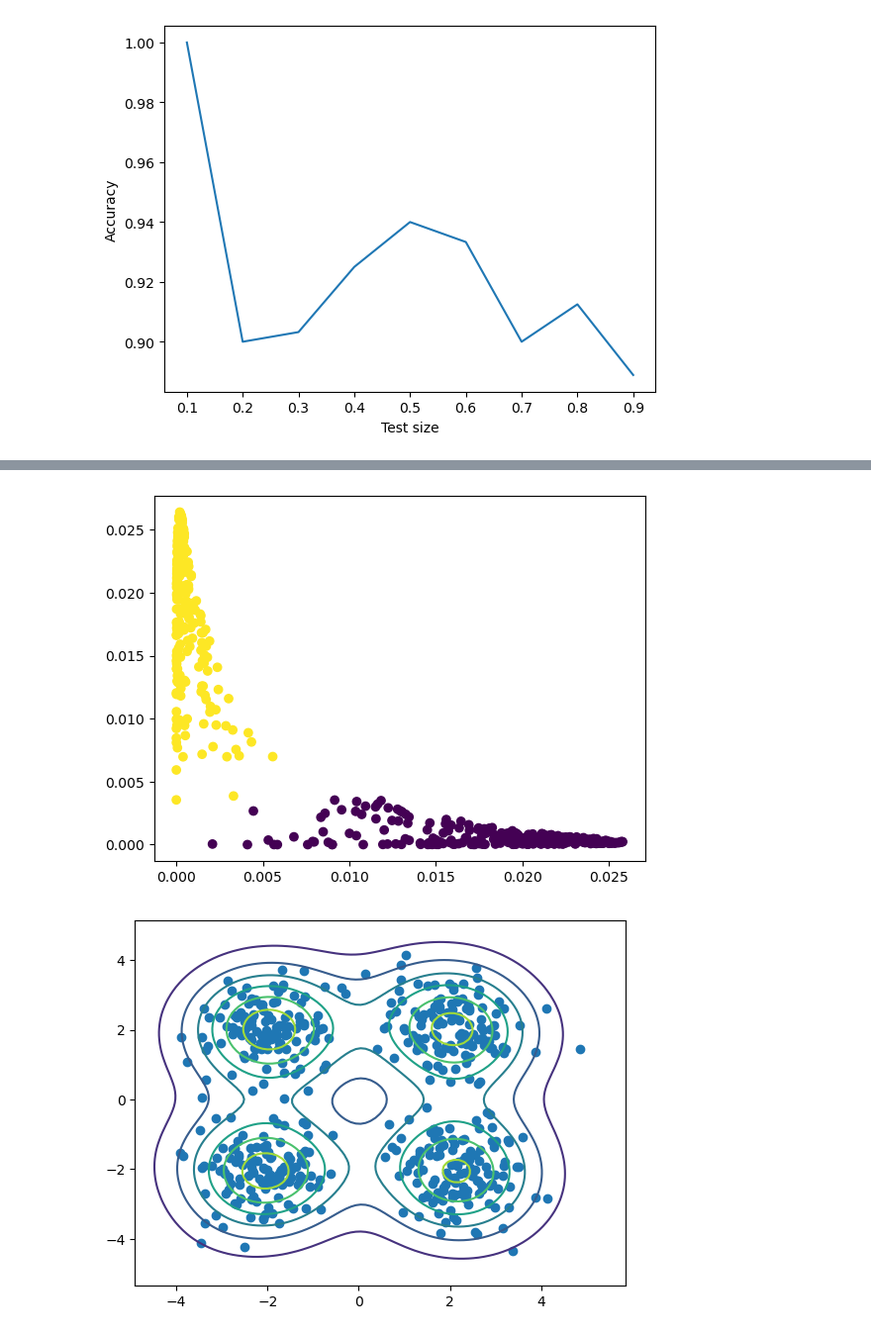
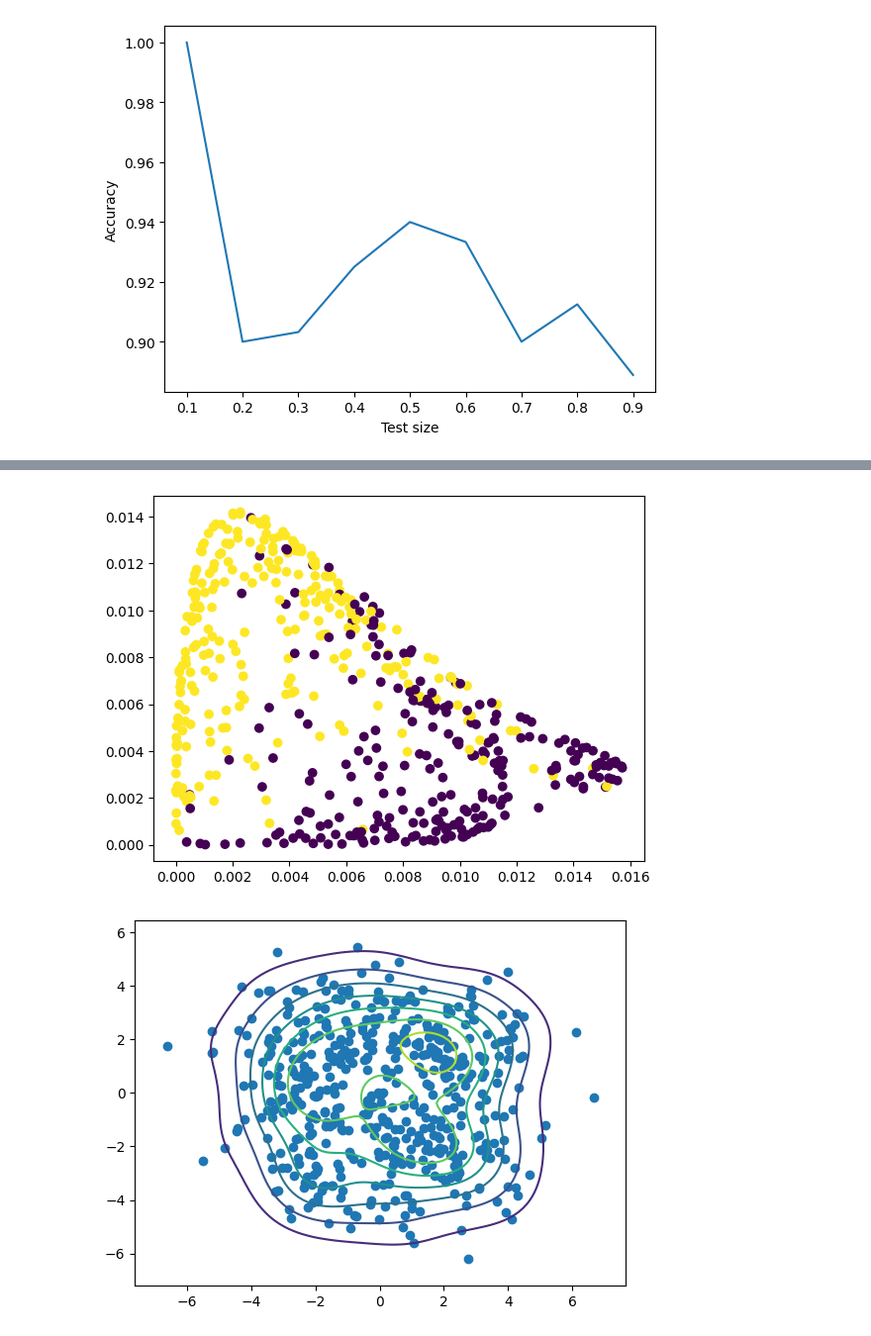
Before and after one commit to eduardo-ufmg/reconhecimento_de_padroes, a Jupyter notebook: kde_E1/kde_E1.ipynb, the cells around one changed output, grey strips where cells are left out. Shown at 99% size. Saved outputs shown, nothing was run; the diff lists cells and outputs as text; code cells hidden in the pictures.

```diff
--- a/kde_E1/kde_E1.ipynb
+++ b/kde_E1/kde_E1.ipynb
@@ -134,11 +134,23 @@ plt.show()
 from sklearn.datasets import make_blobs
 
 def make_xor(n_samples=1000, noise=0.0):
-  X, y = make_blobs(n_samples=n_samples, centers=[(-2, -2), (-2, 2), (2, -2), (2, 2)], cluster_std=noise)
+
+  samples_per_class = n_samples // 4
+
+  X = np.vstack([
+    np.random.normal(loc=(-2, -2), size=(samples_per_class, 2)),
+    np.random.normal(loc=(-2, 2), size=(samples_per_class, 2)),
+    np.random.normal(loc=(2, -2), size=(samples_per_class, 2)),
+    np.random.normal(loc=(2, 2), size=(samples_per_class, 2))
+  ])
+
   y = np.logical_xor(X[:, 0] > 0, X[:, 1] > 0).astype(int)
+
+  X += np.random.normal(0, noise, X.shape)
+
   return X, y
 
-X, y = make_xor(n_samples=500, noise=0.75)
+X, y = make_xor(n_samples=500, noise=1.00)
 
 plt.figure()
 plt.scatter(X[:, 0], X[:, 1], c=y)
@@ -213,21 +225,31 @@ plt.scatter(Q0, Q1, c=y)
 plt.savefig('xor_likelihood.png')
 plt.show()
 # %% [output]
-[figure, old version]
+[figure, new version]
 # %%
 kde = KernelDensity()
 
 kde.fit(X)
 
 logprobs = kde.score_samples(G)
 
 Z = np.exp(logprobs)
 
 plt.figure()
-Z = Z.reshape(int(np.sqrt(len(Z))), -1)
-plt.contour(G[:, 0].reshape(Z.shape), G[:, 1].reshape(Z.shape), Z)
+
+# Determine grid dimensions using unique coordinates
+unique_x = np.unique(G[:, 0])
+unique_y = np.unique(G[:, 1])
+ny, nx = len(unique_y), len(unique_x)
+
+# Reshape Z and grid points correctly
+Z = Z.reshape(ny, nx)
+XX = G[:, 0].reshape(ny, nx)
+YY = G[:, 1].reshape(ny, nx)
+
+plt.contour(XX, YY, Z)
 plt.scatter(X[:, 0], X[:, 1])
 plt.savefig('xor_kde.png')
 plt.show()
 # %% [output]
-[figure, old version]
+[figure, new version]
```
Also changed, not shown: parts of 4 cells of this notebook, 14 other files.
